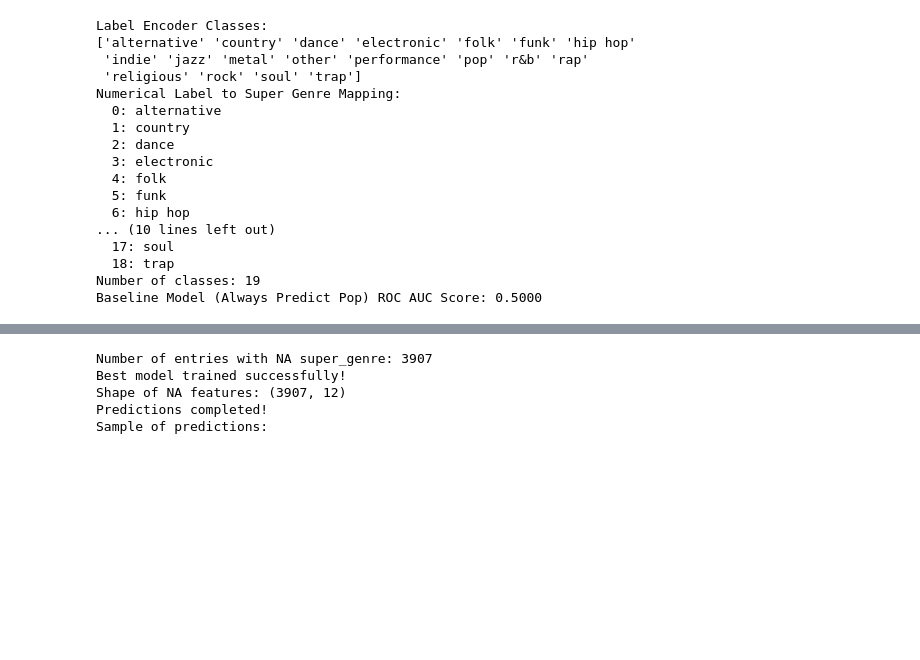
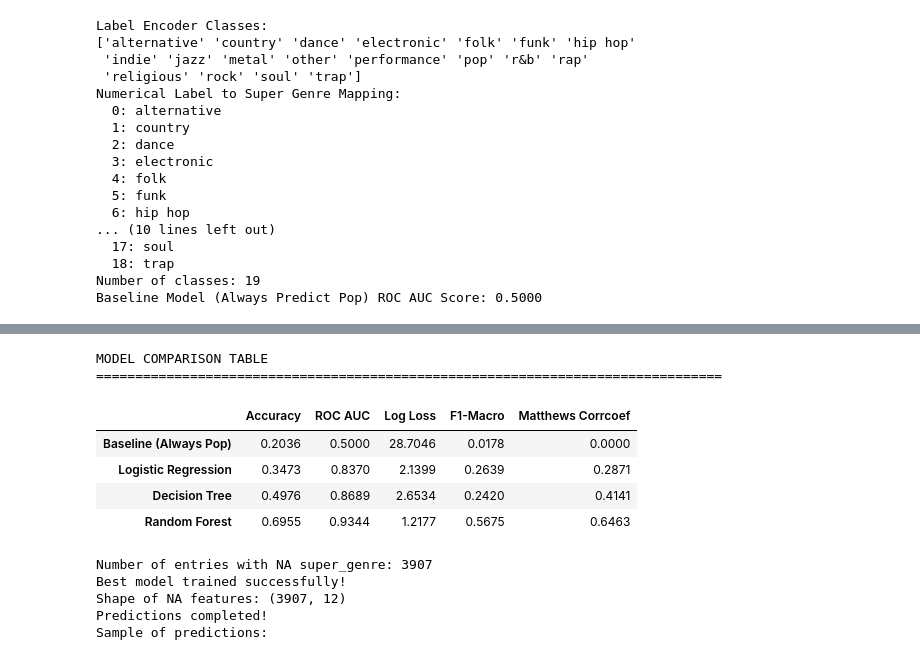
Before and after one commit to mickey59/AML_Spotify, a Jupyter notebook: Working Notebooks/genre_classification.ipynb, the cells around one changed output, grey strips where cells are left out. Saved outputs shown, nothing was run; the diff lists cells and outputs as text; code cells hidden in the pictures; blank space fills up the shorter version.

```diff
--- a/Working Notebooks/genre_classification.ipynb
+++ b/Working Notebooks/genre_classification.ipynb
@@ -91,6 +89,10 @@ X_train = dv.fit_transform(train_dicts)
 # we do a similar thing for the validation data
 val_dict = df_val[cols].to_dict(orient='records')
 X_val = dv.transform(val_dict)  # only transform, don't fit again
+
+#do the same for test data
+test_dict = df_test[cols].to_dict(orient='records')
+X_test = dv.transform(test_dict)  # only transform, don't fit again
 # %%
 # Feature importance using Random Forest Classifier
 rf = RandomForestClassifier(random_state=1)
@@ -508,3 +558,70 @@ Baseline Model (Always Predict Pop) ROC AUC Score: 0.5000
+# %%
+y_test_pred_lr = lr_model.predict(X_test)
+y_test_pred_lr_proba = lr_model.predict_proba(X_test)
+
+y_test_pred_dt = dt.predict(X_test)
+y_test_pred_dt_proba = dt.predict_proba(X_test)
+
+y_test_pred_rf = rf.predict(X_test)
+y_test_pred_rf_proba = rf.predict_proba(X_test)
+# %%
+# Initialize results dictionary
+from sklearn.metrics import log_loss, f1_score, cohen_kappa_score, matthews_corrcoef
+results = {}
+
+results['Baseline (Always Pop)'] = {
+    'Accuracy': accuracy_score(y_test, y_baseline),
+    'ROC AUC': roc_auc_score(y_test, y_baseline_proba, multi_class='ovr'),
+    'Log Loss': log_loss(y_test, y_baseline_proba),
+    'F1-Macro': f1_score(y_test, y_baseline, average='macro'),
+    'Matthews Corrcoef': matthews_corrcoef(y_test, y_baseline)
+}
+
+
+results['Logistic Regression'] = {
+    'Accuracy': accuracy_score(y_test, y_test_pred_lr),
+    'ROC AUC': roc_auc_score(y_test, y_test_pred_lr_proba, multi_class='ovr'),
+    'Log Loss': log_loss(y_test, y_test_pred_lr_proba),
+    'F1-Macro': f1_score(y_test, y_test_pred_lr, average='macro'),
+    'Matthews Corrcoef': matthews_corrcoef(y_test, y_test_pred_lr)
+}
+
+results['Decision Tree'] = {
+    'Accuracy': accuracy_score(y_test, y_test_pred_dt),
+    'ROC AUC': roc_auc_score(y_test, y_test_pred_dt_proba, multi_class='ovr'),
+    'Log Loss': log_loss(y_test, y_test_pred_dt_proba),
+    'F1-Macro': f1_score(y_test, y_test_pred_dt, average='macro'),
+    'Matthews Corrcoef': matthews_corrcoef(y_test, y_test_pred_dt)
+}
+
+
+results['Random Forest'] = {
+    'Accuracy': accuracy_score(y_test, y_test_pred_rf),
+    'ROC AUC': roc_auc_score(y_test, y_test_pred_rf_proba, multi_class='ovr'),
+    'Log Loss': log_loss(y_test, y_test_pred_rf_proba),
+    'F1-Macro': f1_score(y_test, y_test_pred_rf, average='macro'),
+    'Matthews Corrcoef': matthews_corrcoef(y_test, y_test_pred_rf)
+}
+
+#Accuracy:  number of correct predictions divided by the total number of predictions
+#ROC AUC:  measures the model's ability to distinguish between classes, with higher values indicating better performanc
+#Log Loss:  takes into account the uncertainty of predictions by penalizing models more heavily for confidently incorrect predictions, with lower values indicating better performance
+#F1-Macro:  harmonic mean of precision and recall, which gives each class equal importance regardless of their frequency
+#Matthews Corrcoef:  takes into account true and false positives and negatives, providing a balanced measure even for imbalanced datasets
+
+# Create comparison table
+df_comparison = pd.DataFrame(results).T
+print("MODEL COMPARISON TABLE")
+print("=" * 80)
+display(df_comparison.round(4))
+# %% [output]
+MODEL COMPARISON TABLE
+================================================================================
+|  | Accuracy | ROC AUC | Log Loss | F1-Macro | Matthews Corrcoef |
+| Baseline (Always Pop) | 0.2036 | 0.5000 | 28.7046 | 0.0178 | 0.0000 |
+| Logistic Regression | 0.3473 | 0.8370 | 2.1399 | 0.2639 | 0.2871 |
+| Decision Tree | 0.4976 | 0.8689 | 2.6534 | 0.2420 | 0.4141 |
+| Random Forest | 0.6955 | 0.9344 | 1.2177 | 0.5675 | 0.6463 |
 # %%
 #Predicting the genres for the na values in the original dataset with our best Random Forest Classifier model
 
```
Also changed, not shown: parts of 11 cells of this notebook, 4 other files.
